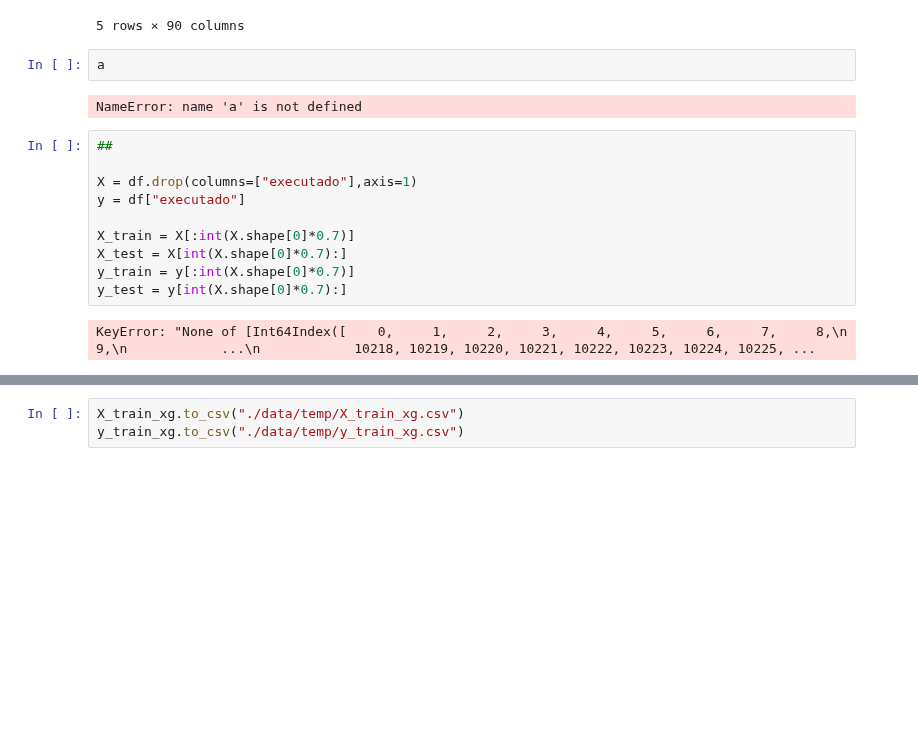
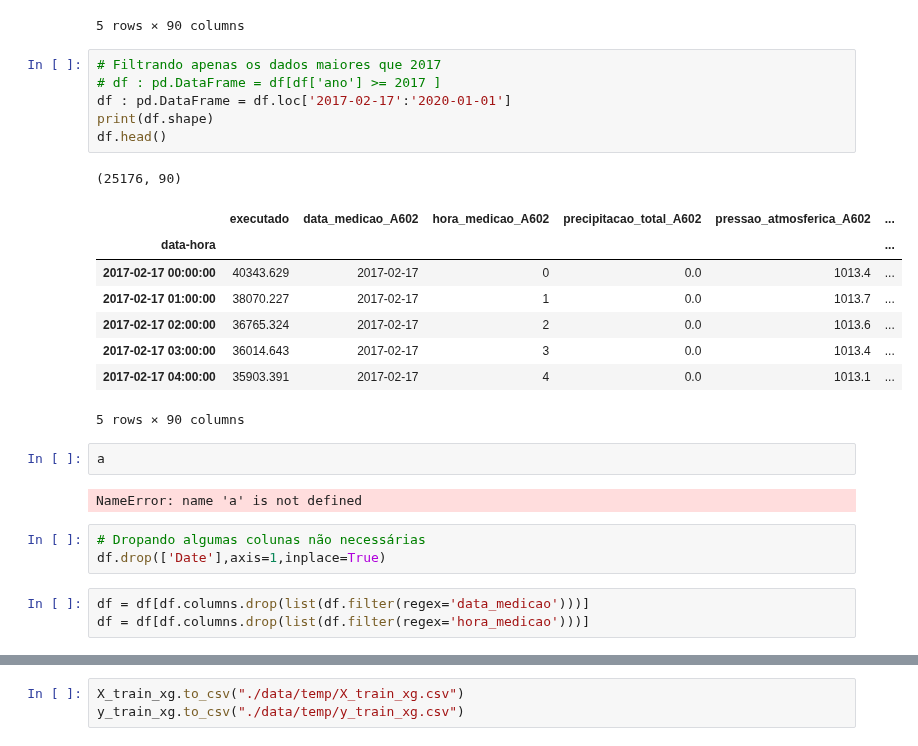
Before and after one commit to Alorencatto/tcc, a Jupyter notebook: model-1.ipynb, the cells around one changed output, grey strips where cells are left out. Cells and saved outputs as stored; diff of their text form; blank space fills up the shorter version.

```diff
--- a/model-1.ipynb
+++ b/model-1.ipynb
@@ -105,19 +116,29 @@ df.head()
 | 2012-01-01 03:00:00 | 25318.01 | 2012-01-01 | 3 | 1.6 | 1006.0 | ... |
 | 2012-01-01 04:00:00 | 24543.74 | 2012-01-01 | 4 | 0.6 | 1005.1 | ... |
 5 rows × 90 columns
+# %%
+# Filtrando apenas os dados maiores que 2017
+# df : pd.DataFrame = df[df['ano'] >= 2017 ]
+df : pd.DataFrame = df.loc['2017-02-17':'2020-01-01']
+print(df.shape)
+df.head()
+# %% [output]
+(25176, 90)
+|  | executado | data_medicao_A602 | hora_medicao_A602 | precipitacao_total_A602 | pressao_atmosferica_A602 | ... |
+| data-hora |  |  |  |  |  | ... |
+| 2017-02-17 00:00:00 | 40343.629 | 2017-02-17 | 0 | 0.0 | 1013.4 | ... |
+| 2017-02-17 01:00:00 | 38070.227 | 2017-02-17 | 1 | 0.0 | 1013.7 | ... |
+| 2017-02-17 02:00:00 | 36765.324 | 2017-02-17 | 2 | 0.0 | 1013.6 | ... |
+| 2017-02-17 03:00:00 | 36014.643 | 2017-02-17 | 3 | 0.0 | 1013.4 | ... |
+| 2017-02-17 04:00:00 | 35903.391 | 2017-02-17 | 4 | 0.0 | 1013.1 | ... |
+5 rows × 90 columns
 # %%
 a
 # %% [output]
 NameError: name 'a' is not defined
-# %%
-##
-
-X = df.drop(columns=["executado"],axis=1)
-y = df["executado"]
-
-X_train = X[:int(X.shape[0]*0.7)]
-X_test = X[int(X.shape[0]*0.7):]
-y_train = y[:int(X.shape[0]*0.7)]
-y_test = y[int(X.shape[0]*0.7):]
-# %% [output]
-KeyError: "None of [Int64Index([    0,     1,     2,     3,     4,     5,     6,     7,     8,\n                9,\n            ...\n            10218, 10219, 10220, 10221, 10222, 10223, 10224, 10225, ...
+# %%
+# Dropando algumas colunas não necessárias
+df.drop(['Date'],axis=1,inplace=True)
+# %%
+df = df[df.columns.drop(list(df.filter(regex='data_medicao')))]
+df = df[df.columns.drop(list(df.filter(regex='hora_medicao')))]
```
Also changed, not shown: parts of 15 cells of this notebook.
